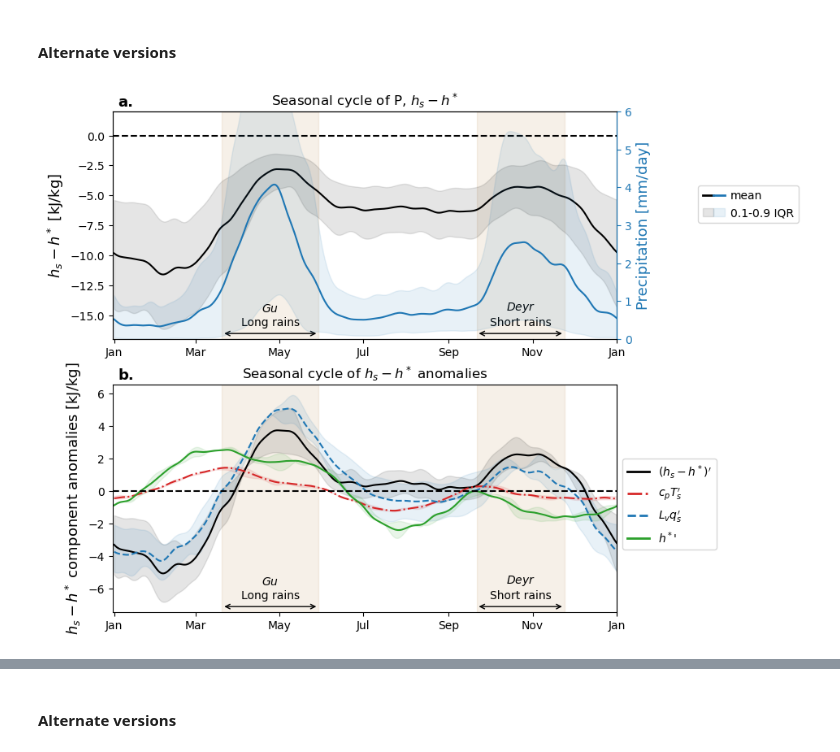
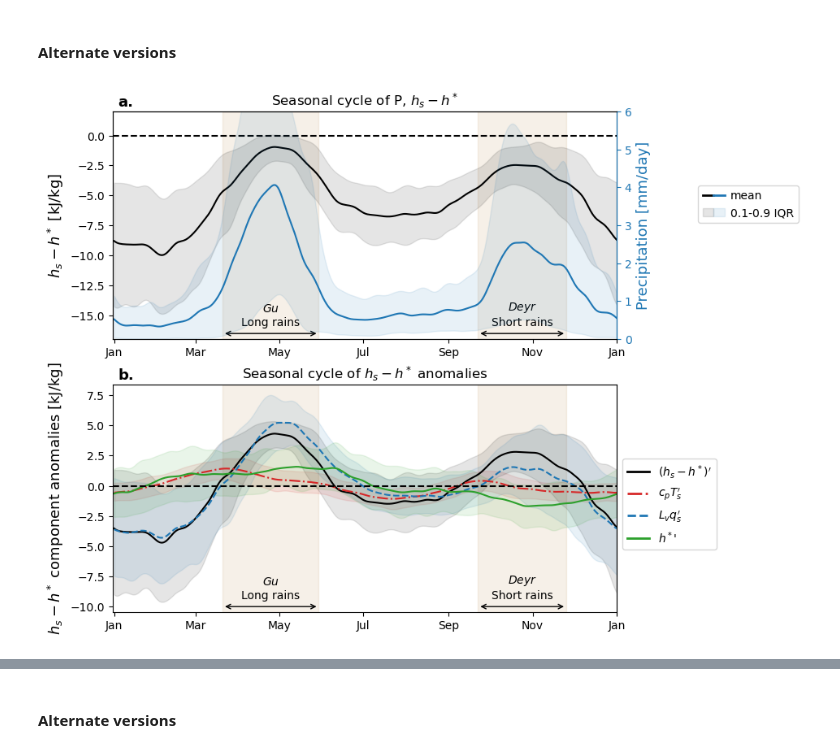
Before and after one commit to ks905383/gha_stability, a Jupyter notebook: code/master_run.ipynb, the cells around one changed output, grey strips where cells are left out. Drawn from its saved outputs; the diff is of its cells as text; code cells hidden in the pictures.

```diff
--- a/code/master_run.ipynb
+++ b/code/master_run.ipynb
@@ -299,8 +388,8 @@ wrapper_figure5(mod_h = 'MERRA2',save_fig=True,output_fn=dir_list['figs']+'figur
 # %% [markdown]
 #### Alternate versions
 # %%
-wrapper_figure5(mod_h = 'MERRA2',save_fig=False,output_fn=dir_list['figs']+'figure5',
-                plev=750)
+wrapper_figure5(mod_h = 'MERRA2',save_fig=False,
+                plev=700)
 # %% [output]
-[figure, old version]
+[figure, new version]
 # %%
```
Also changed, not shown: parts of 61 cells of this notebook, 36 other files.
